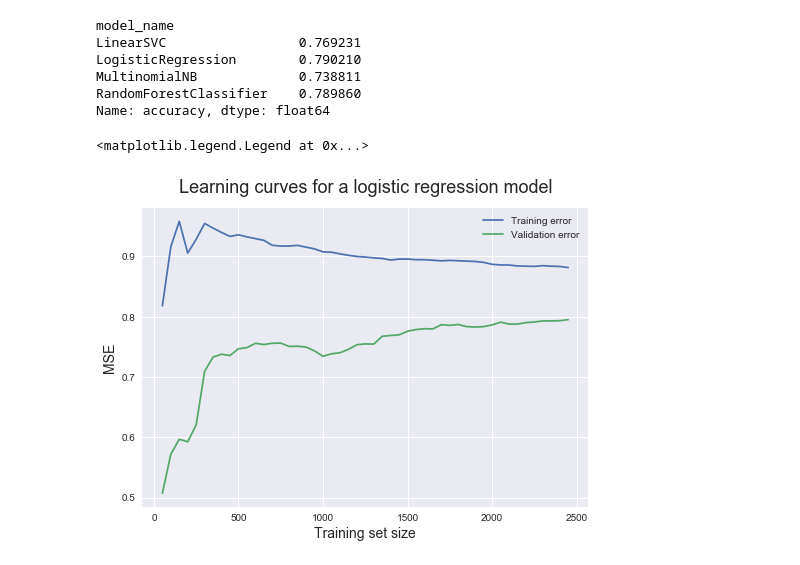
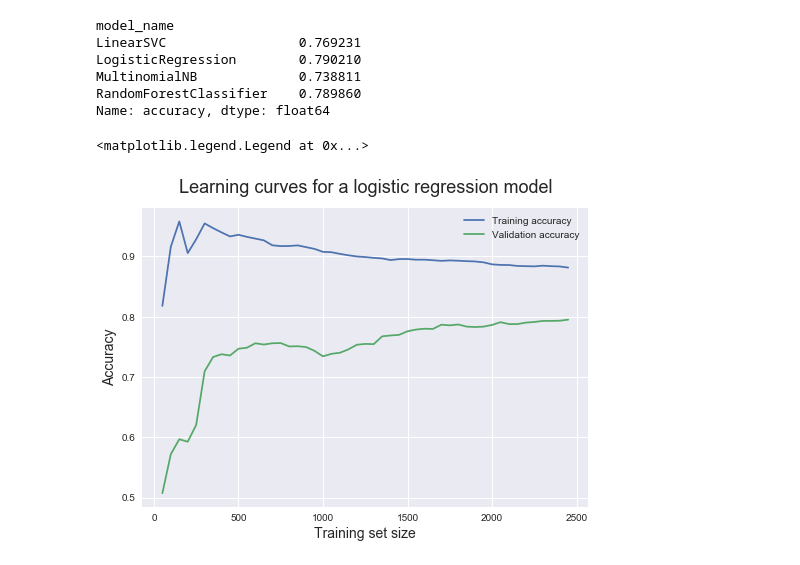
Before and after one commit to sheensta/twitter_hate_speech, a Jupyter notebook: notebooks/Week3 ML Implementation.ipynb, the cells around one changed output. Cells and saved outputs as stored; diff of their text form; code cells hidden in the pictures.

```diff
--- a/notebooks/Week3 ML Implementation.ipynb
+++ b/notebooks/Week3 ML Implementation.ipynb
@@ -96,13 +96,13 @@ validation_scores_mean = validation_scores.mean(axis = 1)
 # %%
 import matplotlib.pyplot as plt
 
 plt.style.use('seaborn')
-plt.plot(train_sizes, train_scores_mean, label = 'Training error')
-plt.plot(train_sizes, validation_scores_mean, label = 'Validation error')
-plt.ylabel('MSE', fontsize = 14)
+plt.plot(train_sizes, train_scores_mean, label = 'Training accuracy')
+plt.plot(train_sizes, validation_scores_mean, label = 'Validation accuracy')
+plt.ylabel('Accuracy', fontsize = 14)
 plt.xlabel('Training set size', fontsize = 14)
 plt.title('Learning curves for a logistic regression model', fontsize = 18, y = 1.03)
 plt.legend()
 # %% [output]
 <matplotlib.legend.Legend at 0x...>
-[figure, old version]
+[figure, new version]
```
Also changed, not shown: parts of 1 cell of this notebook.
